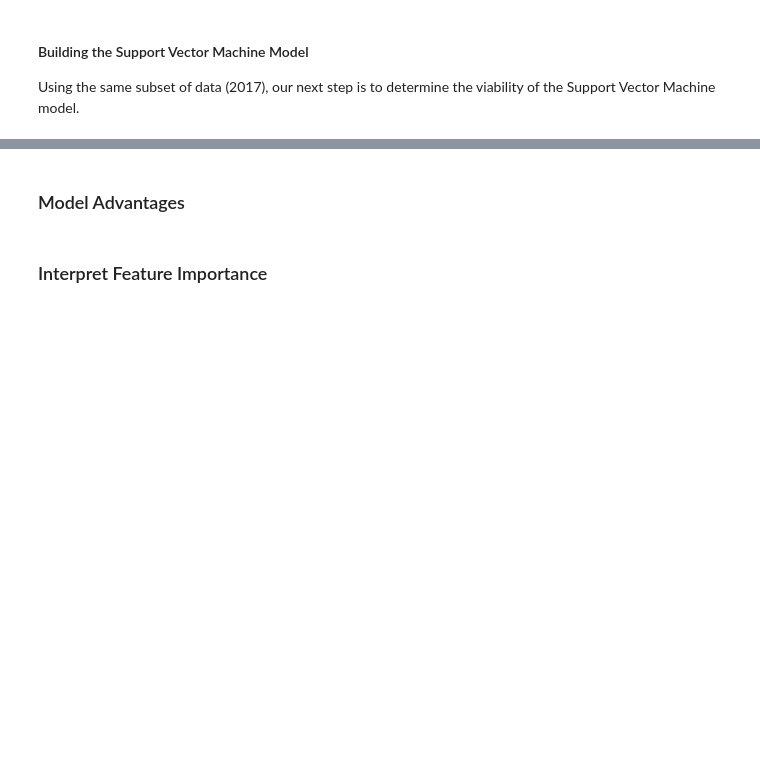
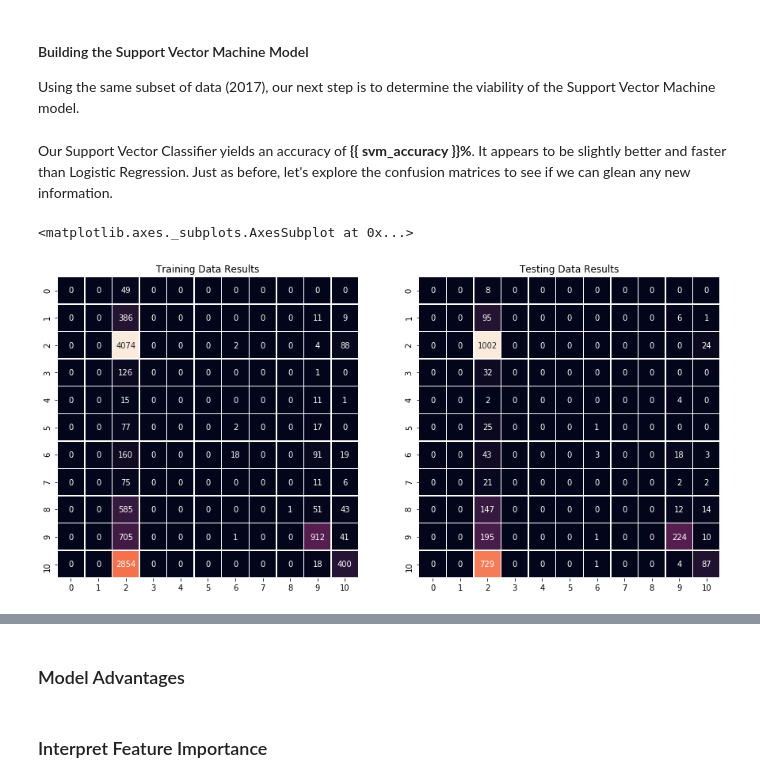
Before and after one commit to lavos84/DS7331-Term-Project, a Jupyter notebook: DS7331-Term-Project.ipynb, the cells around one changed output, grey strips where cells are left out. Saved outputs shown, nothing was run; the diff lists cells and outputs as text; code cells hidden in the pictures; blank space fills up the shorter version.

Commit message:
Added SVM portion
Project is approaching completion.  Still need to discuss model advantages and interpret feature importance and interpret support vectors.

```diff
--- a/DS7331-Term-Project.ipynb
+++ b/DS7331-Term-Project.ipynb
@@ -1445,3 +1449,34 @@ From this we can see that the vast majority of the labels fall under 03 - Multi-
 #### Building the Support Vector Machine Model
 
 Using the same subset of data (2017), our next step is to determine the viability of the Support Vector Machine model.
+# %%
+# Define the Support Vector Classifification (SVC)
+# gamma is how much influence an individual example has.  Can be "auto" or "scale"
+sv_classifier = SVC(C=1, kernel = 'rbf', gamma= "scale")
+
+# Fit the model
+sv_classifier_result = sv_classifier.fit(x_train,y_train)
+
+# Predict values
+sv_predict = sv_classifier_result.predict(x_test)
+
+# Calculate the accuracy
+svm_accuracy = accuracy_score(y_test, sv_predict).round(2) * 100
+# %% [markdown]
+Our Support Vector Classifier yields an accuracy of **{{ svm_accuracy }}%**.  It appears to be slightly better and faster than Logistic Regression.  Just as before, let's explore the confusion matrices to see if we can glean any new information.
+# %%
+fig, ax = plt.subplots(1, 2, figsize=(WIDTH, HEIGHT))
+ax[0].set_title('Training Data Results')
+ax[1].set_title('Testing Data Results')
+# Setting the x and y labels doesn't seem to work with sns.heatmap().  Open to suggestions.
+ax[0].set(ylabel= 'Land Use Category True label', xlabel= 'Land Use Category Predicted label')
+ax[1].set(ylabel= 'Land Use Category True label', xlabel= 'Land Use Category Predicted label')
+# Labels for "Y" and "N" don't seem to load either.  Tried many different ways.
+#labels = ["1","2","3","4","5","6","7","8","9","10","11"]
+mat1 = confusion_matrix(y_train, sv_classifier_result.predict(x_train))
+mat2 = confusion_matrix(y_test, sv_predict)
+sns.heatmap(mat1, square=True, annot=True, fmt='d', cbar=False, linewidths=.5, ax= ax[0])
+sns.heatmap(mat2, square=True, annot=True, fmt='d', cbar=False, linewidths=.5, ax= ax[1])
+# %% [output]
+<matplotlib.axes._subplots.AxesSubplot at 0x...>
+[figure, added]
```
Also changed, not shown: parts of 5 cells of this notebook.
